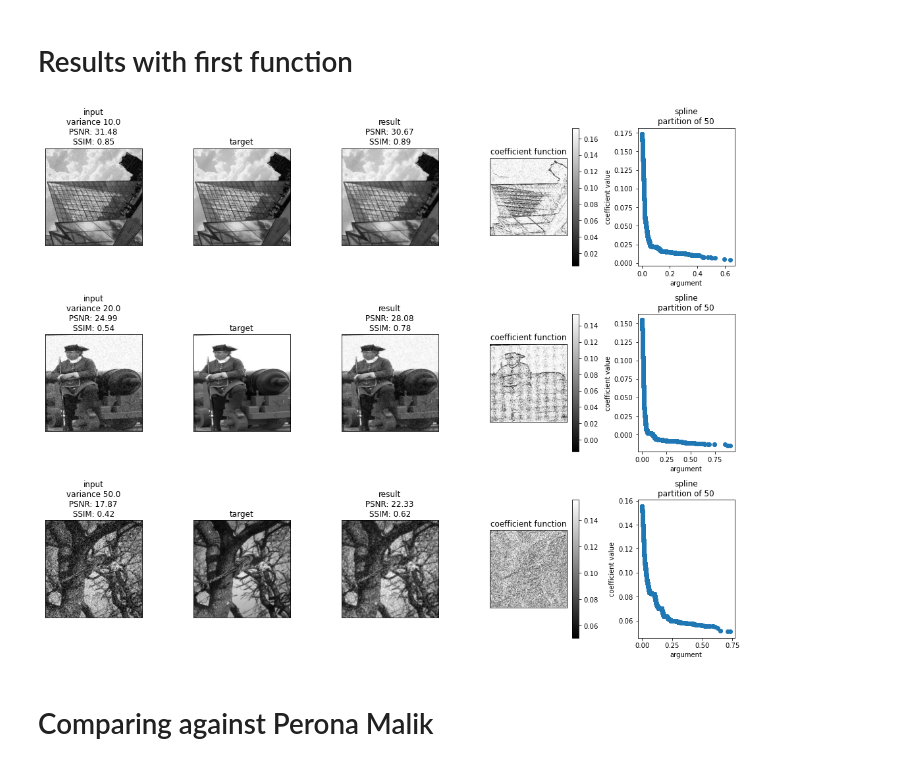
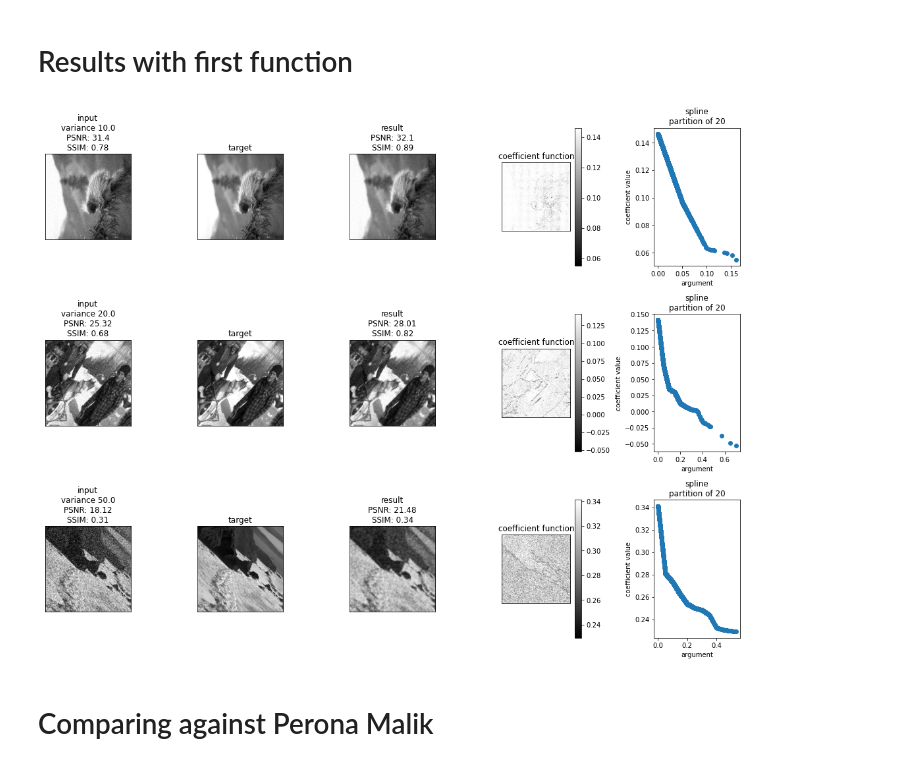
Before and after one commit to erjel/ortega_master_thesis, a Jupyter notebook: 23_jan/decreasing/gaussian_linear.ipynb, the cells around one changed output. Drawn from its saved outputs; the diff is of its cells as text; code cells hidden in the pictures.

```diff
--- a/23_jan/decreasing/gaussian_linear.ipynb
+++ b/23_jan/decreasing/gaussian_linear.ipynb
@@ -122,6 +146,38 @@ Epoch 00004: val_loss improved from 0.42886 to 0.40913, saving model to ./checkp
 Epoch 30/30
 Epoch 00030: val_loss did not improve from 0.26458
 50/50 [==============================] - 58s 1s/step - loss: 0.2847 - val_loss: 0.2759 - lr: 2.0000e-04
+# %%
+gen_batch_train,gen_batch_val = get_generators(typ,var1_d=20,var1_u=60,CROP1=CROP,BATCH_SIZE=32)
+
+order = 1
+for num_classes in [5,10,15,20,50]:
+    print('num_classes: ',num_classes)
+    model = get_model("decreasing_taylor",it_lim=3,image_size=image_size,num_classes = num_classes,order=order)
+    model.compile(optimizer=tf.keras.optimizers.Adam(1e-3),
+            loss=loss,)
+    #model.load_weights(f"./checkpoints/splines_{typ}_{num_classes}")
+
+    callbacks = [tf.keras.callbacks.ModelCheckpoint(
+    filepath= f"./checkpoints/dectaylor_{typ}_{num_classes}",
+    save_weights_only=True,
+    verbose = True,
+    save_best_only=True),
+    tf.keras.callbacks.ReduceLROnPlateau(factor=0.2, verbose=1)
+    ]
+
+    history = model.fit(
+        gen_batch_train,
+        epochs=30,
+        steps_per_epoch=50,
+        validation_data=gen_batch_val,
+        validation_steps=10,
+        shuffle=False,
+        use_multiprocessing=True,
+        callbacks=callbacks,
+        workers=1
+    )
+
+    np.save(f'./history/dectaylor_{typ}_{num_classes}.npy',np.array([history.history['loss'],history.history['val_loss']]))
 # %%
 trained = glob(f'./history/declinear_*')
 w = [int(i.split('_')[-1].split('.')[0]) for i in trained]
@@ -160,7 +216,7 @@ plt.show()
 # Results with first function
 # %%
 order = 1
-num_classes = 50
+num_classes = 20
 model = get_model("decreasing_linear",it_lim=3,image_size=image_size,num_classes = num_classes,order=order)
 model.load_weights(f"./checkpoints/declinear_{typ}_{num_classes}")
 
@@ -169,13 +225,13 @@ fig,axs = plt.subplots(ncols = 5,nrows = int(np.ceil(len(w))),figsize=(15,4*len(
 for i,m in enumerate(w):
 
 
-    gen_batch_train,gen_batch_val = get_generators(typ,var1_d=0,var1_u=w[i],CROP1=CROP,BATCH_SIZE=50)
+    gen_batch_train,gen_batch_val = get_generators(typ,var1_d=w[i],var1_u=w[i],CROP1=CROP,BATCH_SIZE=50)
     ims = next(gen_batch_val.as_numpy_iterator())
     p = np.clip(model(ims[0]),0,1)
-    _ = np.where(ims[0]['input_emb'].flatten()==w[i])[0][0]
+    _ = np.random.choice(len(p))
 
-    psnr_0 = tf.image.psnr(ims[0]['input'][_],ims[1][_],1).numpy()
-    ssim_0 = tf.image.ssim(ims[0]['input'][_],ims[1][_],1).numpy()
+    psnr_0 = tf.image.psnr(ims[0][_],ims[1][_],1).numpy()
+    ssim_0 = tf.image.ssim(ims[0][_],ims[1][_],1).numpy()
     clean = p[_]
     psnr = tf.image.psnr(ims[1][_],clean,1).numpy()
     ssim = tf.image.ssim(ims[1][_],clean,1).numpy()
@@ -193,7 +249,7 @@ for i,m in enumerate(w):
     psnr,ssim = int(100*psnr)/100,int(100*ssim)/100
 
 
-    axs[i,0].imshow(ims[0]['input'][_],cmap='gray')
+    axs[i,0].imshow(ims[0][_],cmap='gray')
     axs[i,0].set_title(f'input\nvariance {int(100*m)/100}\nPSNR: {psnr_0}\nSSIM: {ssim_0}')
     axs[i,0].set_xticks([])
     axs[i,0].set_xticklabels([])
@@ -204,34 +260,34 @@ for i,m in enumerate(w):
     axs[i,1].set_xticks([])
     axs[i,1].set_xticklabels([])
     axs[i,1].set_yticks([])
     axs[i,1].set_yticklabels([])
     axs[i,2].imshow(clean,cmap='gray')
     axs[i,2].set_title(f'result\nPSNR: {psnr}\nSSIM: {ssim}')
     axs[i,2].set_xticks([])
     axs[i,2].set_xticklabels([])
     axs[i,2].set_yticks([])
     axs[i,2].set_yticklabels([])
     im = axs[i,3].imshow(vis,cmap='gray')
     axs[i,3].set_title('coefficient function')
     plt.colorbar(im,ax=axs[i,3])
     axs[i,3].set_xticks([])
     axs[i,3].set_xticklabels([])
     axs[i,3].set_yticks([])
     axs[i,3].set_yticklabels([])
 
     x = np.ndarray.flatten(axx)
     s = np.ndarray.flatten(vis)
 
 
     axs[i,4].scatter(x,s)
     axs[i,4].set_xlabel("argument")
     axs[i,4].set_ylabel("coefficient value")
     axs[i,4].set_title(f"spline\npartition of {num_classes}")
 
 plt.tight_layout()
 plt.show()
 # %% [output]
-[figure, old version]
+[figure, new version]
 # %% [markdown]
 # Comparing against Perona Malik
 # %%
```
Also changed, not shown: parts of 5 cells of this notebook, 23 other files.
